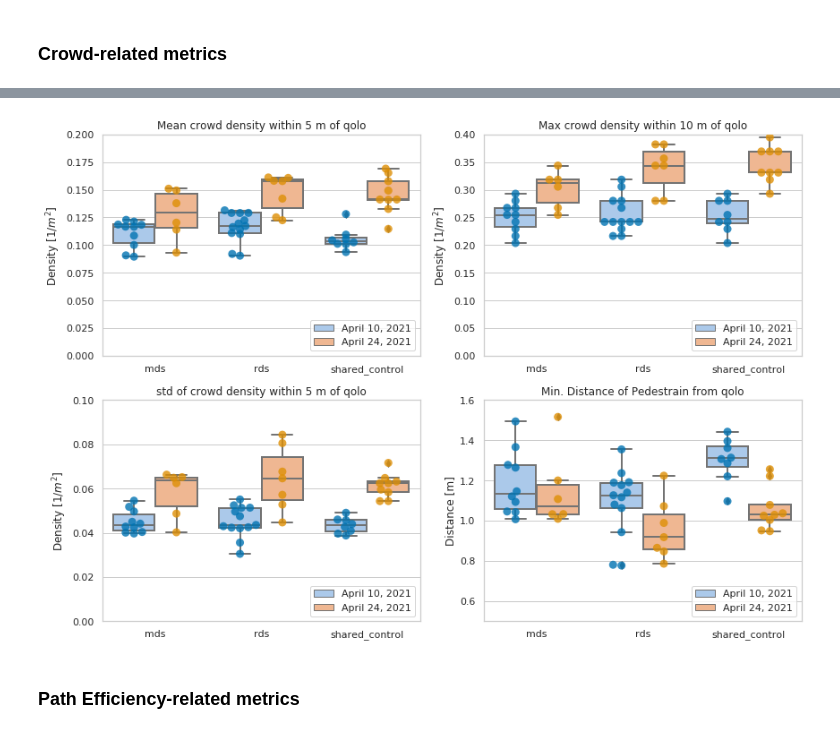
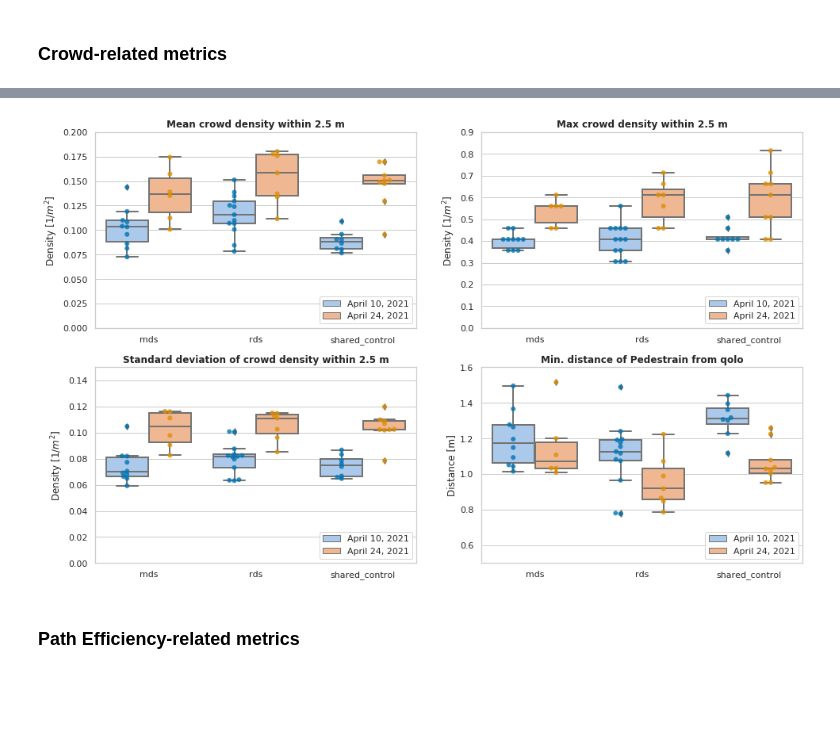
Before and after one commit to epfl-lasa/crowdbot-evaluation-tools, a Jupyter notebook: notebooks/comprehensive_eval_ver2.ipynb, the cells around one changed output, grey strips where cells are left out. Drawn from its saved outputs; the diff is of its cells as text; code cells hidden in the pictures; blank space fills up the shorter version.

Commit message:
updatecomprehensive_eval_ver2.ipynb with new eval results and add more plots

```diff
--- a/notebooks/comprehensive_eval_ver2.ipynb
+++ b/notebooks/comprehensive_eval_ver2.ipynb
@@ -887,18 +1000,12 @@ for root, dirs, files in walk(outbase, topdown=False, maxdepth=1):
 0424_shared_control/ is available!
 # %%
 crowd_metrics = (
-    'avg_crowd_density5',
-    'std_crowd_density5',
-    'max_crowd_density5',
+    'avg_crowd_density2_5',
+    'std_crowd_density2_5',
+    'max_crowd_density2_5',
+    'virtual_collision',
     'avg_min_dist',
 )
-"""
-To added crowd_metrics
-avg_crowd_density2_5
-std_crowd_density2_5
-max_crowd_density2_5
-virtual_collision
-"""
 
 path_metrics = (
     'rel_duration2goal',
@@ -1029,12 +1156,12 @@ dtype: float64
 # %%
-fig, axes = plt.subplots(2, 2, figsize=(14, 10))
+fig, axes = plt.subplots(2, 2, figsize=(16, 10))
 
 categorical_plot(
     axes=axes[0,0],
     df=crowd_metrics_df,
-    metric='avg_crowd_density5',
+    metric='avg_crowd_density2_5',
     catogory='control_type',
-    title='Mean crowd density within 5 m of qolo',
+    title='Mean crowd density within 2.5 m',
     xlabel='',
     ylabel='Density [1/$m^2$]',
     ylim=[0.0, 0.20],
@@ -1045,50 +1172,50 @@ categorical_plot(
 categorical_plot(
     axes=axes[0,1],
     df=crowd_metrics_df,
-    metric='max_crowd_density5',
+    metric='max_crowd_density2_5',
     catogory='control_type',
-    title='Max crowd density within 10 m of qolo',
+    title='Max crowd density within 2.5 m',
     xlabel='',
     ylabel='Density [1/$m^2$]',
-    ylim=[0.0, 0.40],
+    ylim=[0.0, 0.90],
     kind='box',
     lgd_labels=['April 10, 2021', 'April 24, 2021'],
     group='date',
 )
 
 categorical_plot(
     axes=axes[1,0],
     df=crowd_metrics_df,
-    metric='std_crowd_density5',
+    metric='std_crowd_density2_5',
     catogory='control_type',
-    title='std of crowd density within 5 m of qolo',
+    title='Standard deviation of crowd density within 2.5 m',
     xlabel='',
     ylabel='Density [1/$m^2$]',
-    ylim=[0.0, 0.1],
+    ylim=[0.0, 0.15],
     kind='box',
     lgd_labels=['April 10, 2021', 'April 24, 2021'],
     group='date',
 )
 
 categorical_plot(
     axes=axes[1,1],
     df=crowd_metrics_df,
     metric='avg_min_dist',
     catogory='control_type',
-    title='Min. Distance of Pedestrain from qolo',
+    title='Min. distance of Pedestrain from qolo',
     xlabel='',
     ylabel='Distance [m]',
     ylim=[0.5, 1.6],
     kind='box',
     lgd_labels=['April 10, 2021', 'April 24, 2021'],
     group='date',
 )
 
 plt.savefig("comp_crowd.pdf", dpi=300)
 
 plt.show()
 # %% [output]
-[figure, old version]
+[figure, new version]
 # %%
 plt.close()
 # %% [markdown]
```
Also changed, not shown: parts of 51 cells of this notebook, 19 other files.
